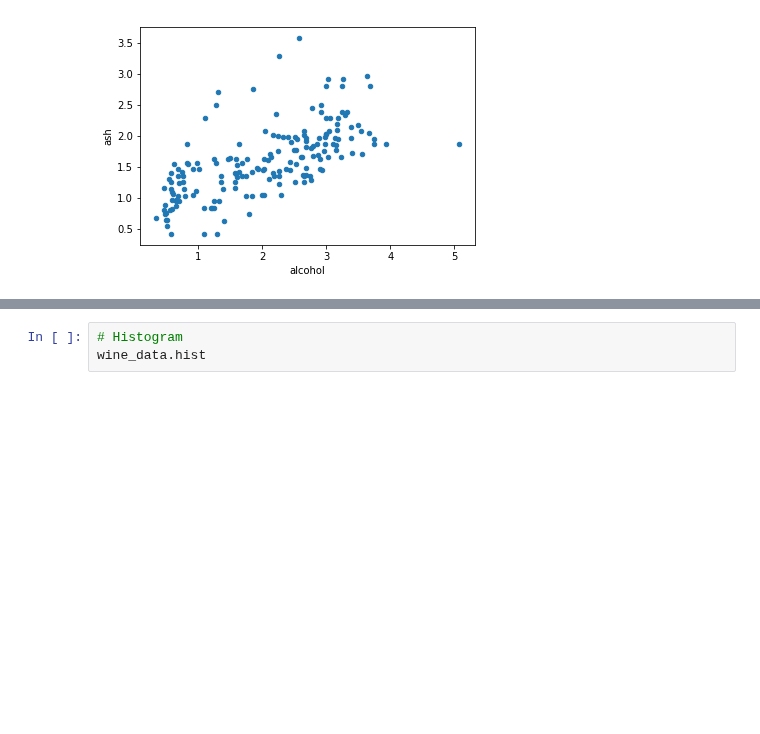
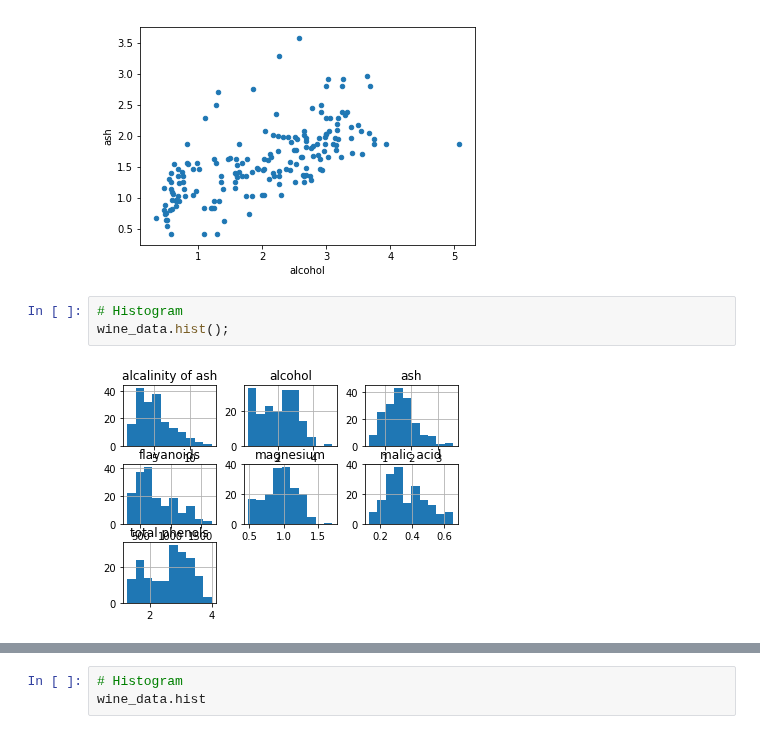
Before and after one commit to HeyLaxmi/DS-Unit-1-Sprint-1-Dealing-With-Data, a Jupyter notebook: Copy_of_LS_DS_112_Loading_Data.ipynb, the cells around one changed output, grey strips where cells are left out. Drawn from its saved outputs; the diff is of its cells as text; blank space fills up the shorter version.

```diff
--- a/Copy_of_LS_DS_112_Loading_Data.ipynb
+++ b/Copy_of_LS_DS_112_Loading_Data.ipynb
@@ -406,3 +406,8 @@ df.plot.scatter('alcohol', 'ash')
 # %% [output]
 <matplotlib.axes._subplots.AxesSubplot at 0x...>
 [figure]
+# %%
+# Histogram
+wine_data.hist();
+# %% [output]
+[figure, added]
```
Also changed, not shown: parts of 1 cell of this notebook.
